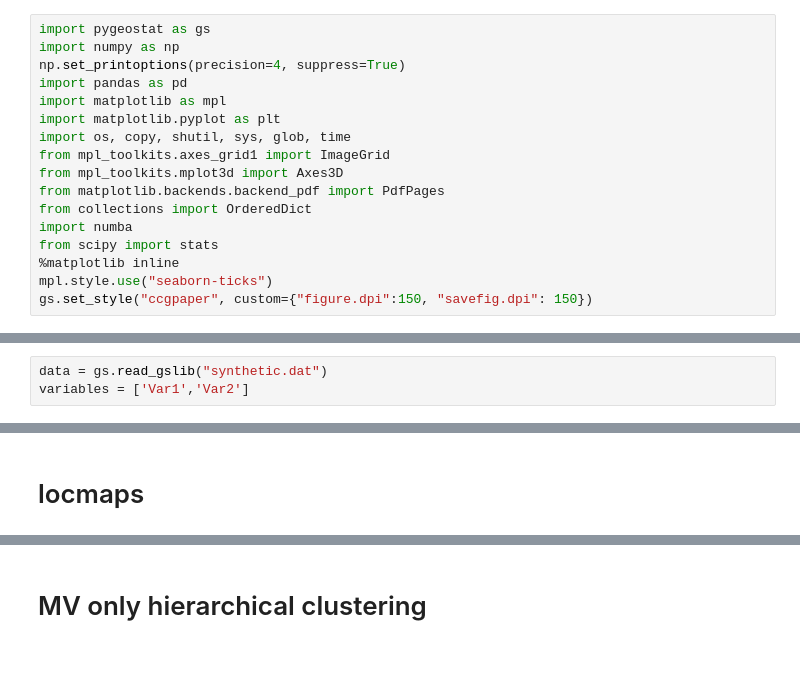
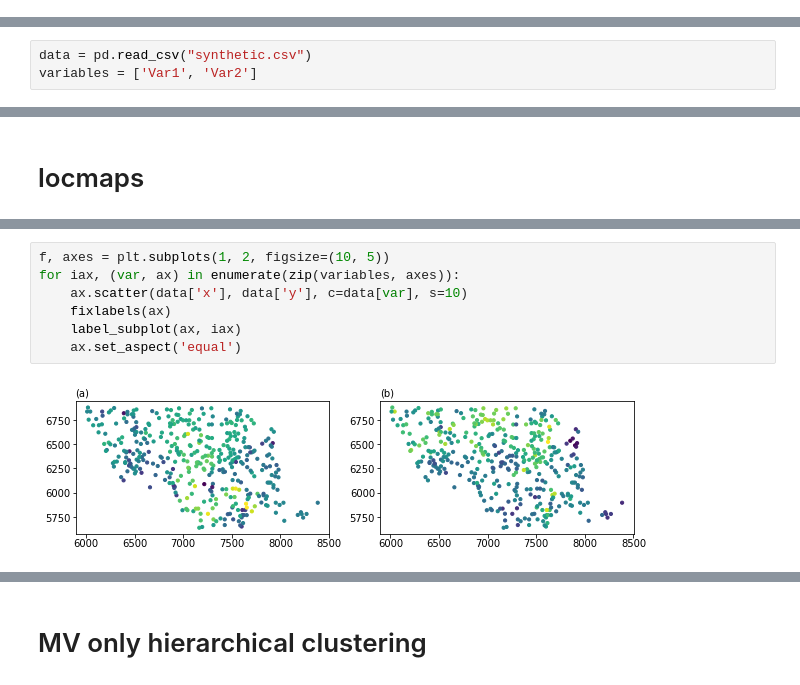
Before and after one commit to ryandvmartin/Dual-Space-Clusterer, a Jupyter notebook: synthetic_example_agglomclus.ipynb, the cells around one changed output, grey strips where cells are left out. Saved outputs shown, nothing was run; the diff lists cells and outputs as text; blank space fills up the shorter version.

Commit message:
remove dependency on pygeostat. still needs python 3.6.x for the compiled pyd's to run

```diff
--- a/synthetic_example_agglomclus.ipynb
+++ b/synthetic_example_agglomclus.ipynb
@@ -1,19 +1,2 @@
 # %% [markdown]
 # imports
-# %%
-import pygeostat as gs
-import numpy as np
-np.set_printoptions(precision=4, suppress=True)
-import pandas as pd
-import matplotlib as mpl
-import matplotlib.pyplot as plt
-import os, copy, shutil, sys, glob, time
-from mpl_toolkits.axes_grid1 import ImageGrid
-from mpl_toolkits.mplot3d import Axes3D
-from matplotlib.backends.backend_pdf import PdfPages
-from collections import OrderedDict
-import numba
-from scipy import stats
-%matplotlib inline
-mpl.style.use("seaborn-ticks")
-gs.set_style("ccgpaper", custom={"figure.dpi":150, "savefig.dpi": 150})
@@ -25,8 +22,8 @@ import agglomclus as agg
 # %% [markdown]
 # datafile
 # %%
-data = gs.read_gslib("synthetic.dat")
-variables = ['Var1','Var2']
+data = pd.read_csv("synthetic.csv")
+variables = ['Var1', 'Var2']
 # %% [markdown]
 # standardize
 # %%
@@ -93,0 +42,9 @@ gs.exportimg('Figures/synth_dscplt.png')
+# %%
+f, axes = plt.subplots(1, 2, figsize=(10, 5))
+for iax, (var, ax) in enumerate(zip(variables, axes)):
+    ax.scatter(data['x'], data['y'], c=data[var], s=10)
+    fixlabels(ax)
+    label_subplot(ax, iax)
+    ax.set_aspect('equal')
+# %% [output]
+[figure, added]
```
Also changed, not shown: parts of 37 cells of this notebook, 4 other files.
